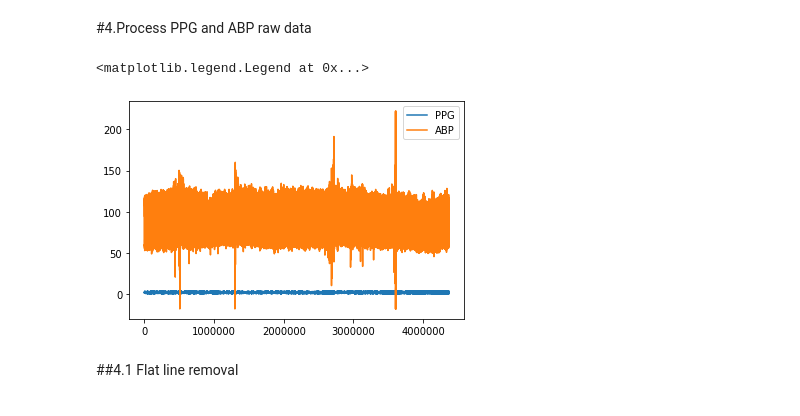
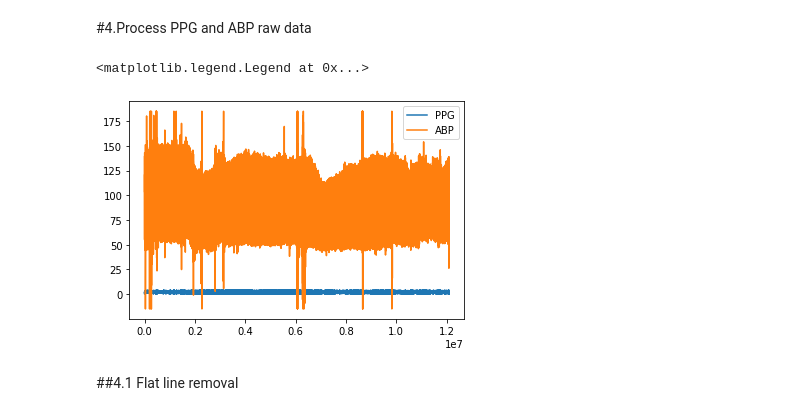
Before and after one commit to supertime1/BP_PPG, a Jupyter notebook: Data Processing/BP_Data_Clean.ipynb, the cells around one changed output. Saved outputs shown, nothing was run; the diff lists cells and outputs as text; code cells hidden in the pictures.

```diff
--- a/Data Processing/BP_Data_Clean.ipynb
+++ b/Data Processing/BP_Data_Clean.ipynb
@@ -187,17 +187,17 @@ mine_data(qualified_names, directory, patient=True)
 # %% [markdown]
 #4.Process PPG and ABP raw data
 # %%
-with open('D:/WFDB//matched/BP/Data Mining/Original Data - Patient/PPG_signals_p000188.pkl', "rb") as fp:
+with open('D:/WFDB//matched/BP/Data Mining/Original Data - Patient/PPG_signals_3003031_0011_p073429_2133-05-24.pkl', "rb") as fp:
   PPG_raw_signals = pickle.load(fp)
-with open('D:/WFDB//matched/BP/Data Mining/Original Data - Patient/ABP_signals_p000188.pkl', "rb") as fp:
+with open('D:/WFDB//matched/BP/Data Mining/Original Data - Patient/ABP_signals_3003031_0011_p073429_2133-05-24.pkl', "rb") as fp:
   ABP_raw_signals = pickle.load(fp)
 # %%
-plt.plot(PPG_raw_signals[2],label="PPG")
-plt.plot(ABP_raw_signals[2],label="ABP")
+plt.plot(PPG_raw_signals,label="PPG")
+plt.plot(ABP_raw_signals,label="ABP")
 plt.legend()
 # %% [output]
 <matplotlib.legend.Legend at 0x...>
-[figure, old version]
+[figure, new version]
 # %% [markdown]
 ##4.1 Flat line removal
 # %% [markdown]
```
Also changed, not shown: parts of 25 cells of this notebook.
